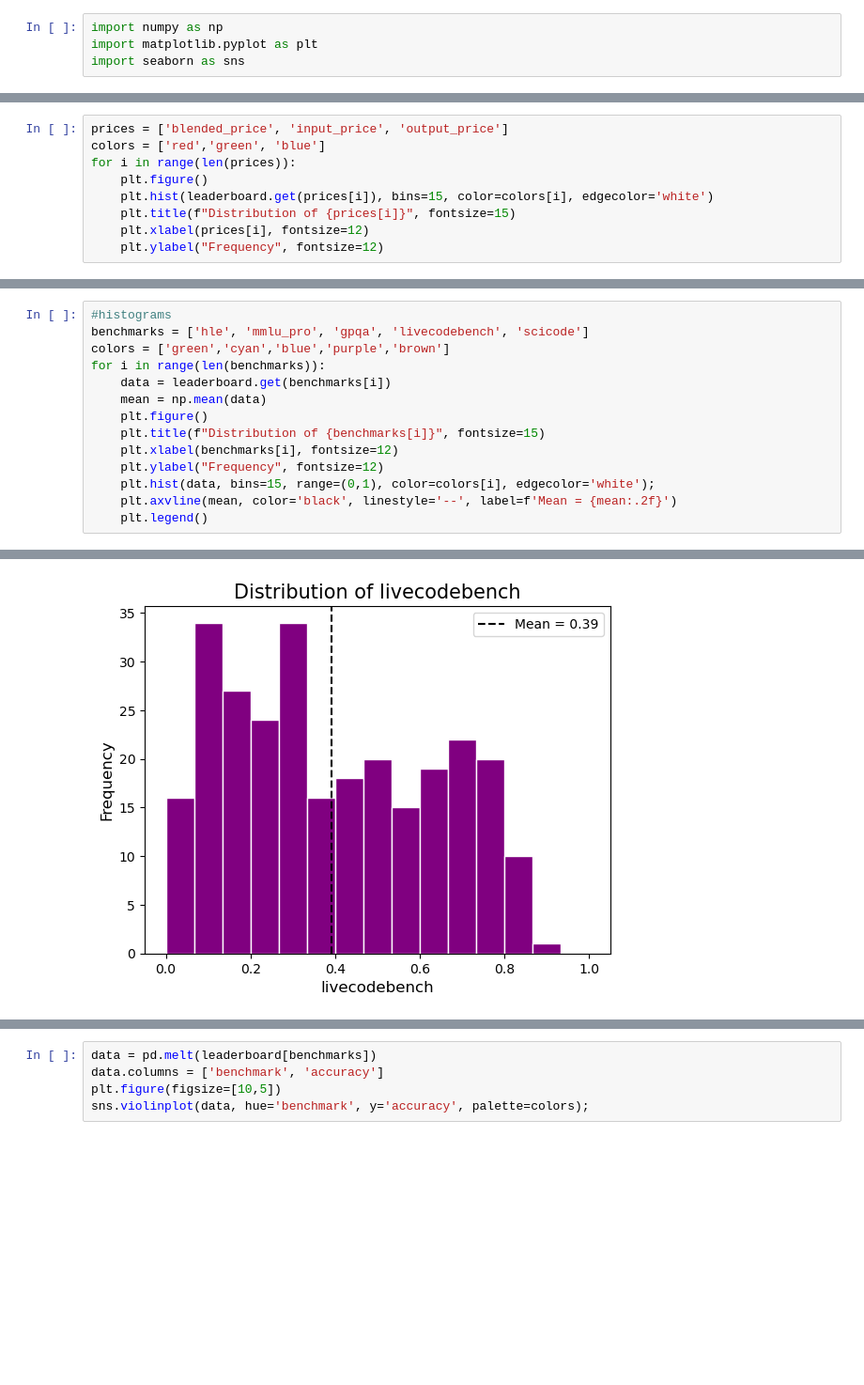
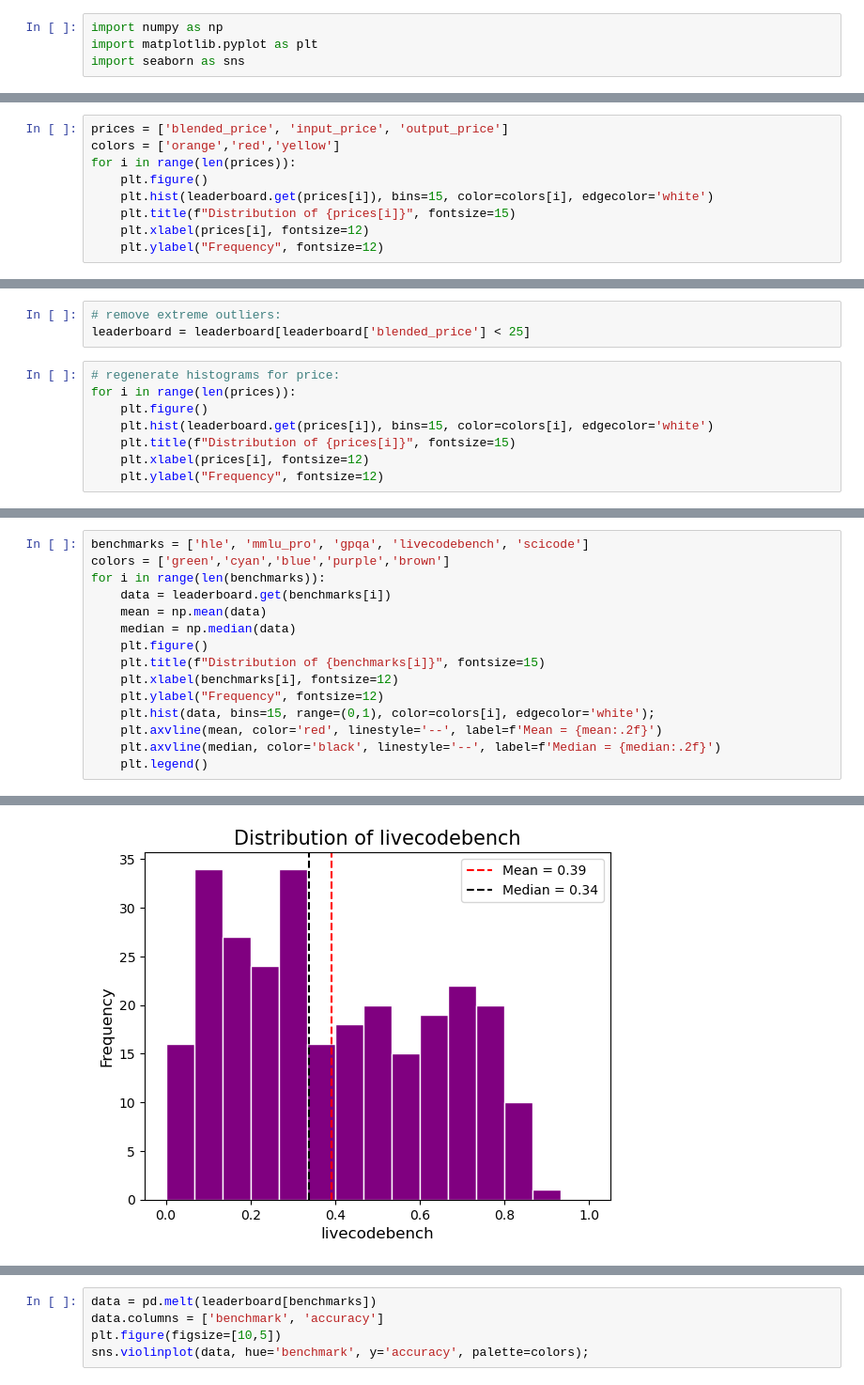
Before and after one commit to JamesDrQ/llm-performance-vs-cost, a Jupyter notebook: 02-EDACheckpoint.ipynb, the cells around one changed output, grey strips where cells are left out. Shown at 94% size. Saved outputs shown, nothing was run; the diff lists cells and outputs as text; blank space fills up the shorter version.

```diff
--- a/02-EDACheckpoint.ipynb
+++ b/02-EDACheckpoint.ipynb
@@ -378,7 +378,7 @@ Understanding these distributional shapes informs later modeling decisions: skew
 The token prices are the very first variables we pay attention to. Here we first generate histograms to observe their distributions.
 # %%
 prices = ['blended_price', 'input_price', 'output_price']
-colors = ['red','green', 'blue']
+colors = ['orange','red','yellow']
 for i in range(len(prices)):
     plt.figure()
     plt.hist(leaderboard.get(prices[i]), bins=15, color=colors[i], edgecolor='white')
@@ -433,0 +444,11 @@ Next, we evaluate performnance metrics using the same method.
+# %%
+# remove extreme outliers:
+leaderboard = leaderboard[leaderboard['blended_price'] < 25]
+# %%
+# regenerate histograms for price:
+for i in range(len(prices)):
+    plt.figure()
+    plt.hist(leaderboard.get(prices[i]), bins=15, color=colors[i], edgecolor='white')
+    plt.title(f"Distribution of {prices[i]}", fontsize=15)
+    plt.xlabel(prices[i], fontsize=12)
+    plt.ylabel("Frequency", fontsize=12)
@@ -434,15 +461,16 @@ Next, we evaluate performnance metrics using the same method.
 # %%
-#histograms
 benchmarks = ['hle', 'mmlu_pro', 'gpqa', 'livecodebench', 'scicode']
 colors = ['green','cyan','blue','purple','brown']
 for i in range(len(benchmarks)):
     data = leaderboard.get(benchmarks[i])
     mean = np.mean(data)
+    median = np.median(data)
     plt.figure()
     plt.title(f"Distribution of {benchmarks[i]}", fontsize=15)
     plt.xlabel(benchmarks[i], fontsize=12)
     plt.ylabel("Frequency", fontsize=12)
     plt.hist(data, bins=15, range=(0,1), color=colors[i], edgecolor='white');
-    plt.axvline(mean, color='black', linestyle='--', label=f'Mean = {mean:.2f}')
+    plt.axvline(mean, color='red', linestyle='--', label=f'Mean = {mean:.2f}')
+    plt.axvline(median, color='black', linestyle='--', label=f'Median = {median:.2f}')
     plt.legend()
 # %% [output]
@@ -452 +480 @@ for i in range(len(benchmarks)):
-[figure, old version]
+[figure, new version]
```
Also changed, not shown: parts of 32 cells of this notebook.
